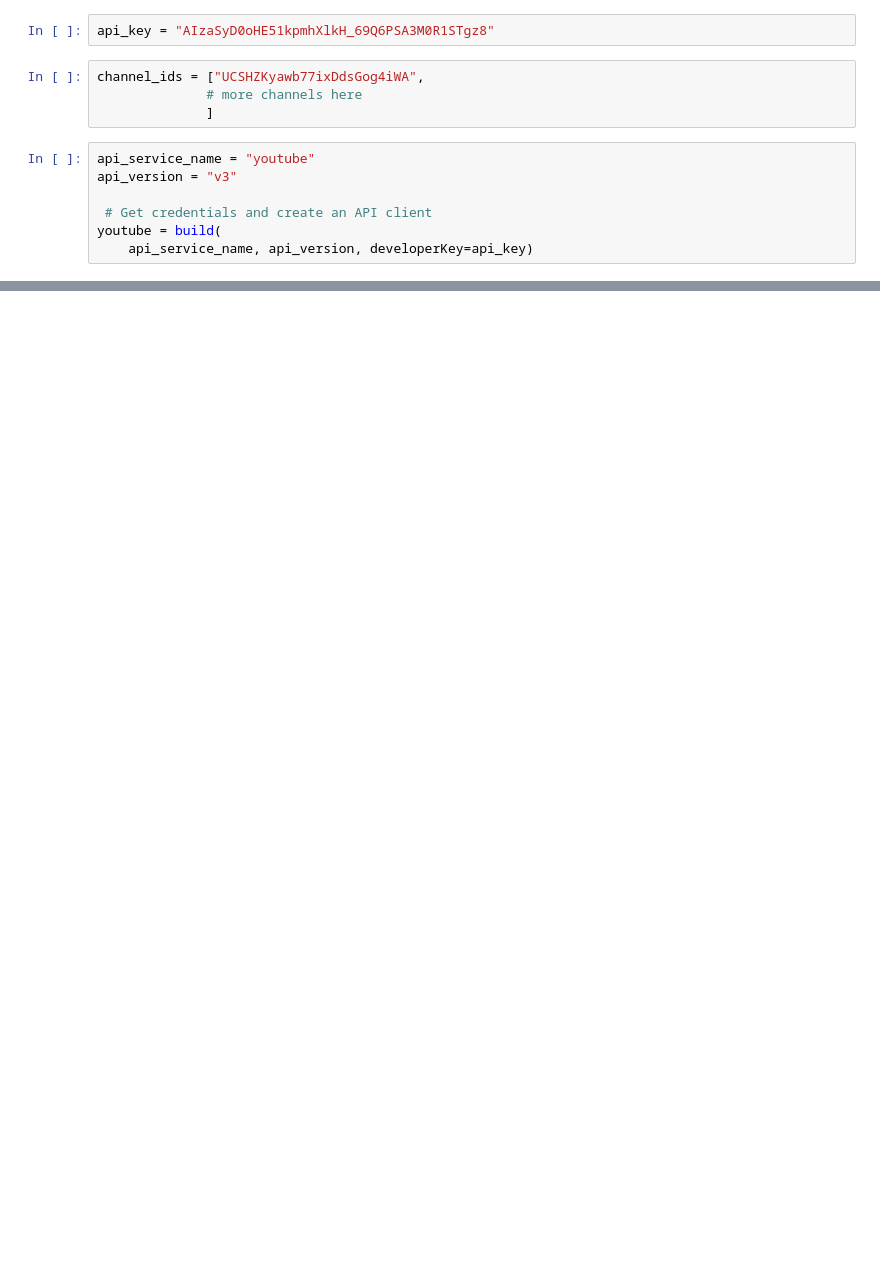
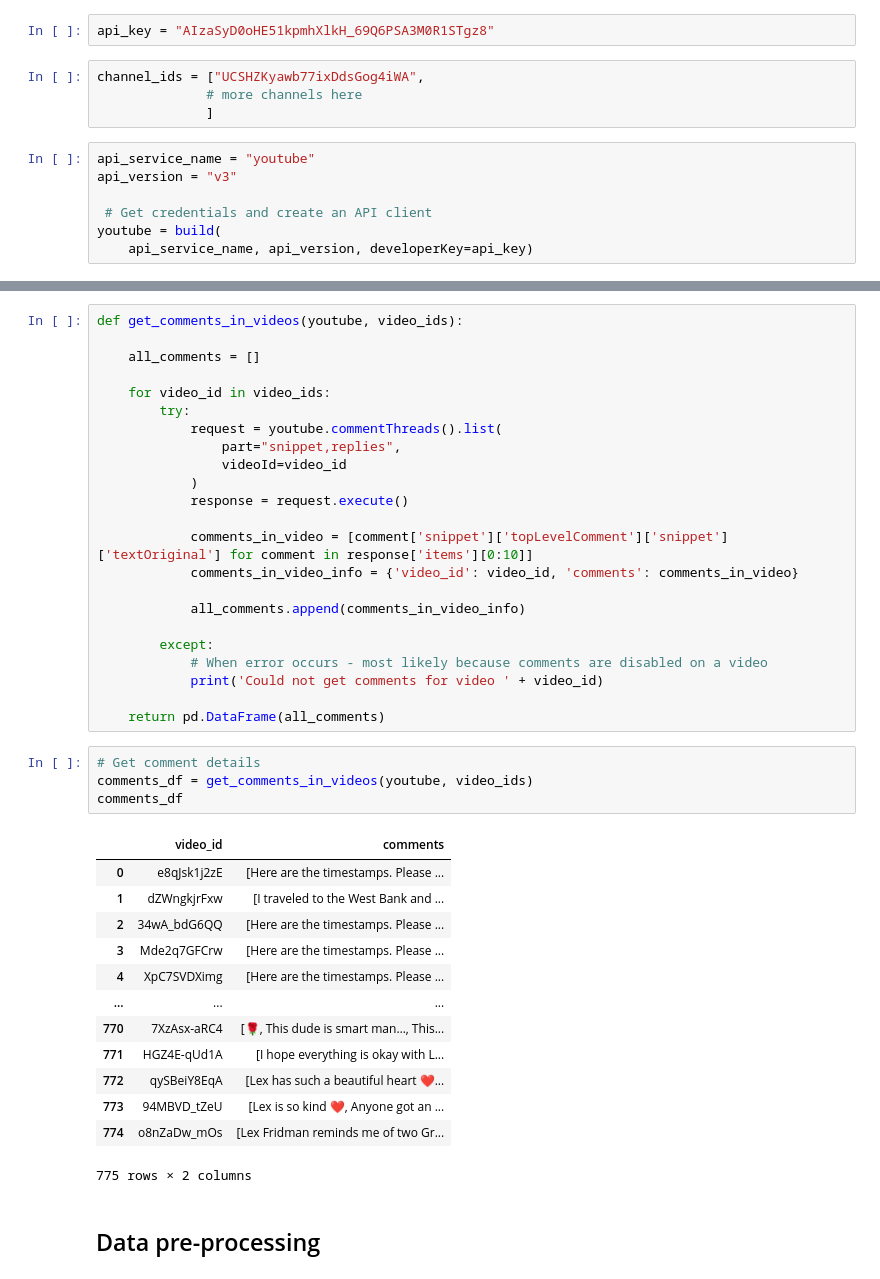
Before and after one commit to ViviyanT/Analyzing_YouTube_Channel_Performance_with_Python, a Jupyter notebook: Python.ipynb, the cells around one changed output, grey strips where cells are left out. Cells and saved outputs as stored; diff of their text form; blank space fills up the shorter version.

```diff
--- a/Python.ipynb
+++ b/Python.ipynb
@@ -31,0 +139,43 @@ JSON(response)
+# %%
+def get_comments_in_videos(youtube, video_ids):
+
+    all_comments = []
+
+    for video_id in video_ids:
+        try:
+            request = youtube.commentThreads().list(
+                part="snippet,replies",
+                videoId=video_id
+            )
+            response = request.execute()
+
+            comments_in_video = [comment['snippet']['topLevelComment']['snippet']['textOriginal'] for comment in response['items'][0:10]]
+            comments_in_video_info = {'video_id': video_id, 'comments': comments_in_video}
+
+            all_comments.append(comments_in_video_info)
+
+        except:
+            # When error occurs - most likely because comments are disabled on a video
+            print('Could not get comments for video ' + video_id)
+
+    return pd.DataFrame(all_comments)
+# %%
+# Get comment details
+comments_df = get_comments_in_videos(youtube, video_ids)
+comments_df
+# %% [output]
+|  | video_id | comments |
+| 0 | e8qJsk1j2zE | [Here are the timestamps. Please ... |
+| 1 | dZWngkjrFxw | [I traveled to the West Bank and ... |
+| 2 | 34wA_bdG6QQ | [Here are the timestamps. Please ... |
+| 3 | Mde2q7GFCrw | [Here are the timestamps. Please ... |
+| 4 | XpC7SVDXimg | [Here are the timestamps. Please ... |
+| ... | ... | ... |
+| 770 | 7XzAsx-aRC4 | [🌹, This dude is smart man…, This... |
+| 771 | HGZ4E-qUd1A | [I hope everything is okay with L... |
+| 772 | qySBeiY8EqA | [Lex has such a beautiful heart ❤... |
+| 773 | 94MBVD_tZeU | [Lex is so kind ❤, Anyone got an ... |
+| 774 | o8nZaDw_mOs | [Lex Fridman reminds me of two Gr... |
+775 rows × 2 columns
+# %% [markdown]
+## Data pre-processing
```
Also changed, not shown: parts of 18 cells of this notebook.
